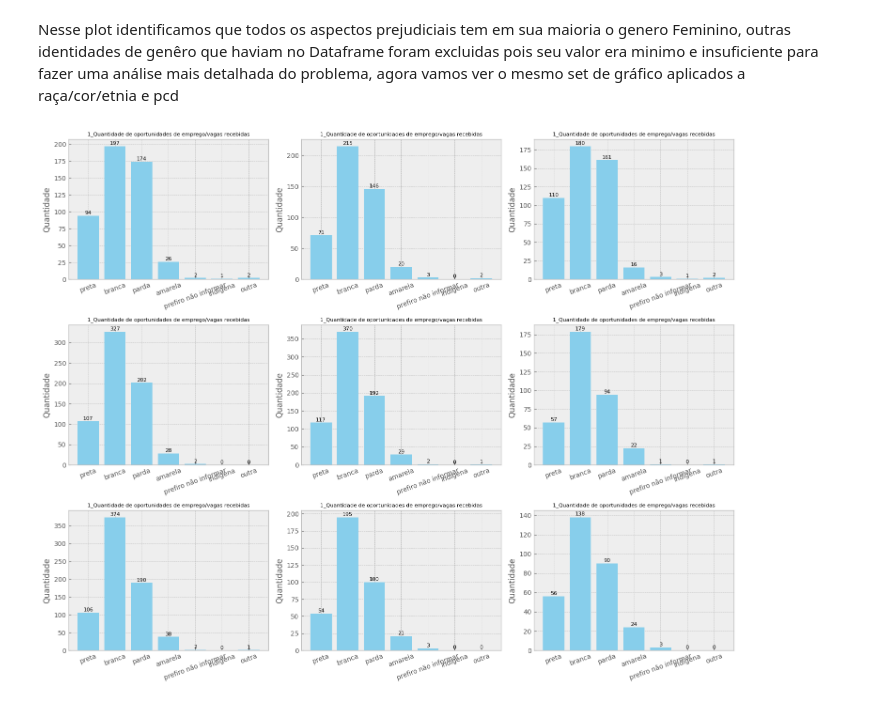
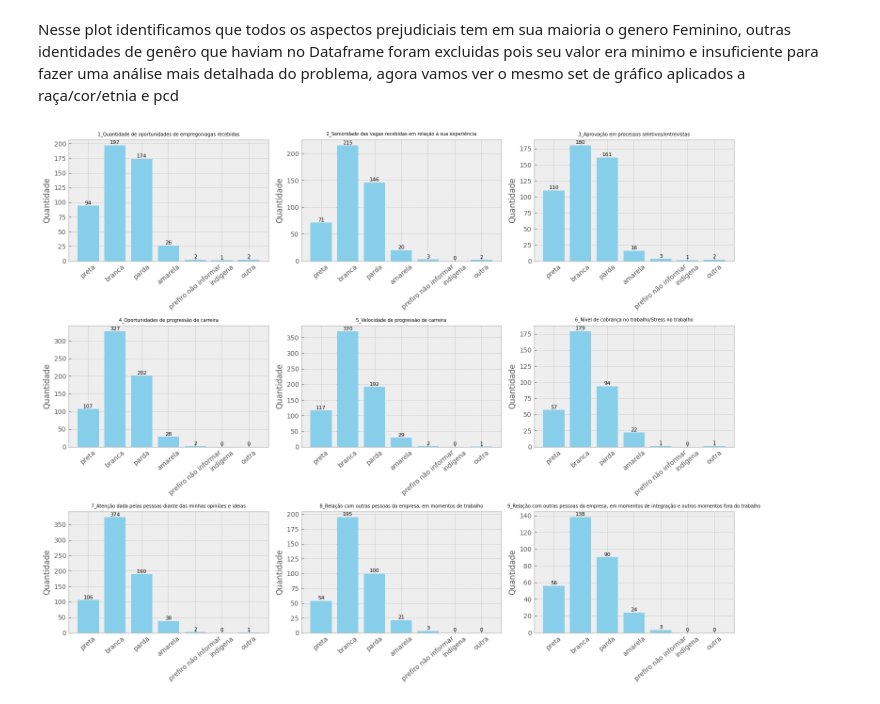
Before and after one commit to rodriguesgui/DC-Data-Glow-Up, a Jupyter notebook: src/main.ipynb, the cells around one changed output. Saved outputs shown, nothing was run; the diff lists cells and outputs as text; code cells hidden in the pictures.

```diff
--- a/src/main.ipynb
+++ b/src/main.ipynb
@@ -732,9 +719,9 @@ for i, coluna in enumerate(colunas_1f_dummies):
 
     ax = axes[i]
     ax.bar(generos, valores, color='skyblue')
-    ax.set_title(nome_aspecto, fontsize=8)
+    ax.set_title(nome_aspecto, fontsize=7)
     ax.set_ylabel('Quantidade')
-    ax.set_xticklabels(generos, rotation=20)
+    ax.set_xticklabels(generos, rotation=17)
 
     # Rótulos nas barras
     for j, v in enumerate(valores):
@@ -751,47 +765,35 @@ plt.show()
 # %% [markdown]
 Nesse plot identificamos que todos os aspectos prejudiciais tem em sua maioria o genero Feminino, outras identidades de genêro que haviam no Dataframe foram excluidas pois seu valor era minimo e insuficiente para fazer uma análise mais detalhada do problema, agora vamos ver o mesmo set de gráfico aplicados a raça/cor/etnia e pcd
-# %%
-categorias_1 = [col.replace('1.f.', '') for col in colunas_1f_dummies]
-
-breed_counts = {}
-for cor in df['1.c_cor/raca/etnia'].unique():
-    dados_cor = df[df['1.c_cor/raca/etnia'] == genero]
-    valores = dados_genero[colunas_1f_dummies].sum().values
-
-    # Garantir que tem o shape certo
-    if len(valores) == len(colunas_1f_dummies):
-        breed_counts[cor] = valores
 # %%
-# Colunas dummies da 1.f
 colunas_1f_dummies = [col for col in df.columns if col.startswith('1.f.') and col != '1.f.10_não_respondeu']
 cores = df['1.c_cor/raca/etnia'].dropna().unique()
 
 n = len(colunas_1f_dummies)
-cols = 3  # 3 por linha
-rows = (n + cols - 1) // cols  # arredonda pra cima
+cols = 3
+rows = (n + cols - 1) // cols
 
 fig, axes = plt.subplots(rows, cols, figsize=(cols * 5, rows * 4))
-axes = axes.flatten()  # facilita o acesso aos subplots
+axes = axes.flatten()
 
 for i, coluna in enumerate(colunas_1f_dummies):
     valores = [df[df['1.c_cor/raca/etnia'] == cor][coluna].sum() for cor in cores]
     nome_aspecto_cor = coluna.replace('1.f.', '')
 
     ax = axes[i]
-    ax.bar(cores, valores, color='skyblue')
-    ax.set_title(nome_aspecto, fontsize=8)
+    x = np.arange(len(cores))
+    ax.bar(x, valores, color='skyblue')
+    ax.set_title(nome_aspecto_cor, fontsize=7)
     ax.set_ylabel('Quantidade')
-    ax.set_xticklabels(cores, rotation=20)
+    ax.set_xticks(x)
+    ax.set_xticklabels(cores, rotation=40)
 
-    # Rótulos nas barras
     for j, v in enumerate(valores):
         ax.text(j, v + 0.5, str(int(v)), ha='center', va='bottom', fontsize=8)
 
-# Remove eixos extras, se sobrar espaço
-for j in range(i+1, len(axes)):
+for j in range(i + 1, len(axes)):
     fig.delaxes(axes[j])
 
 plt.tight_layout()
 plt.show()
 # %% [output]
-[figure, old version]
+[figure, new version]
```
Also changed, not shown: parts of 10 cells of this notebook.
